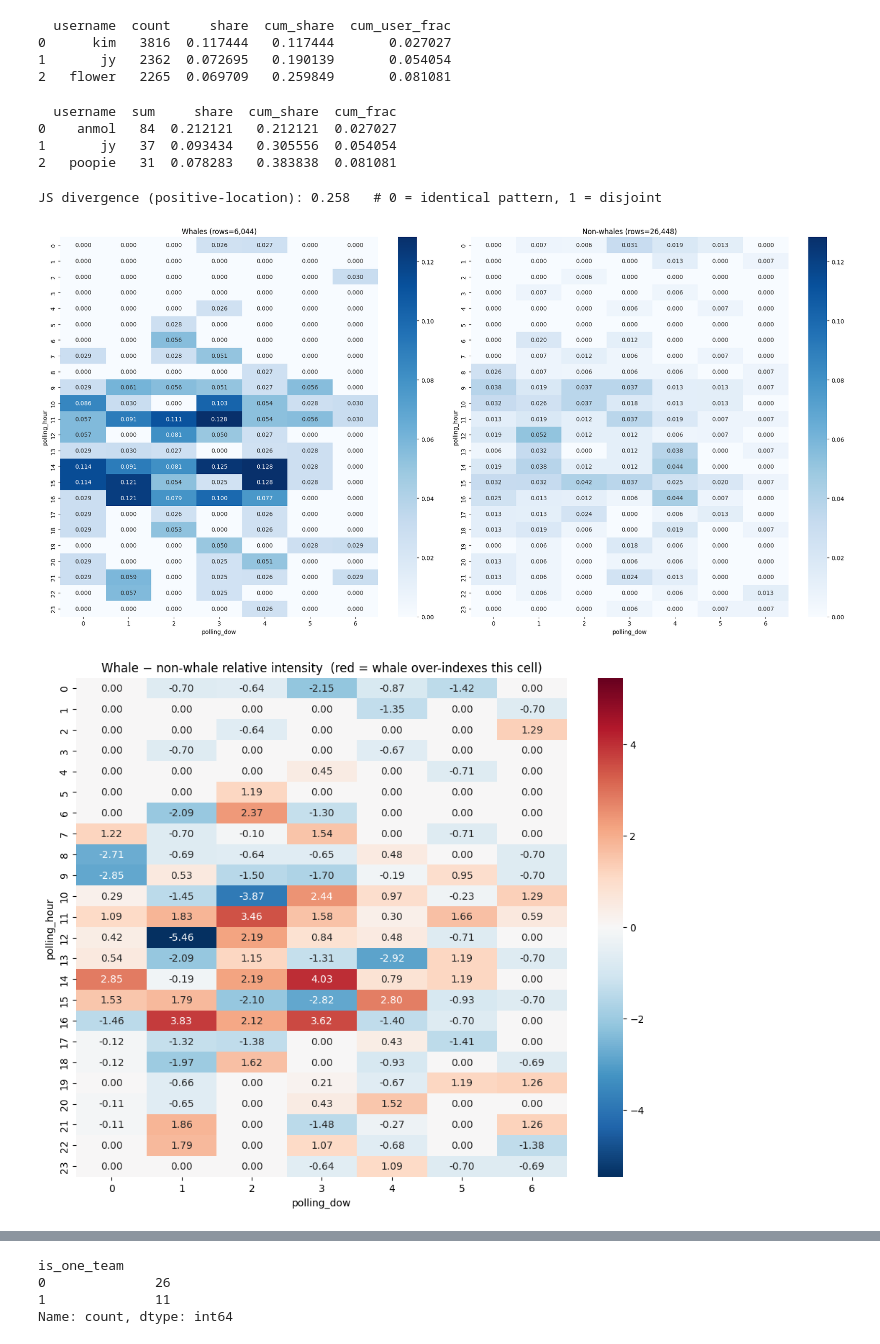
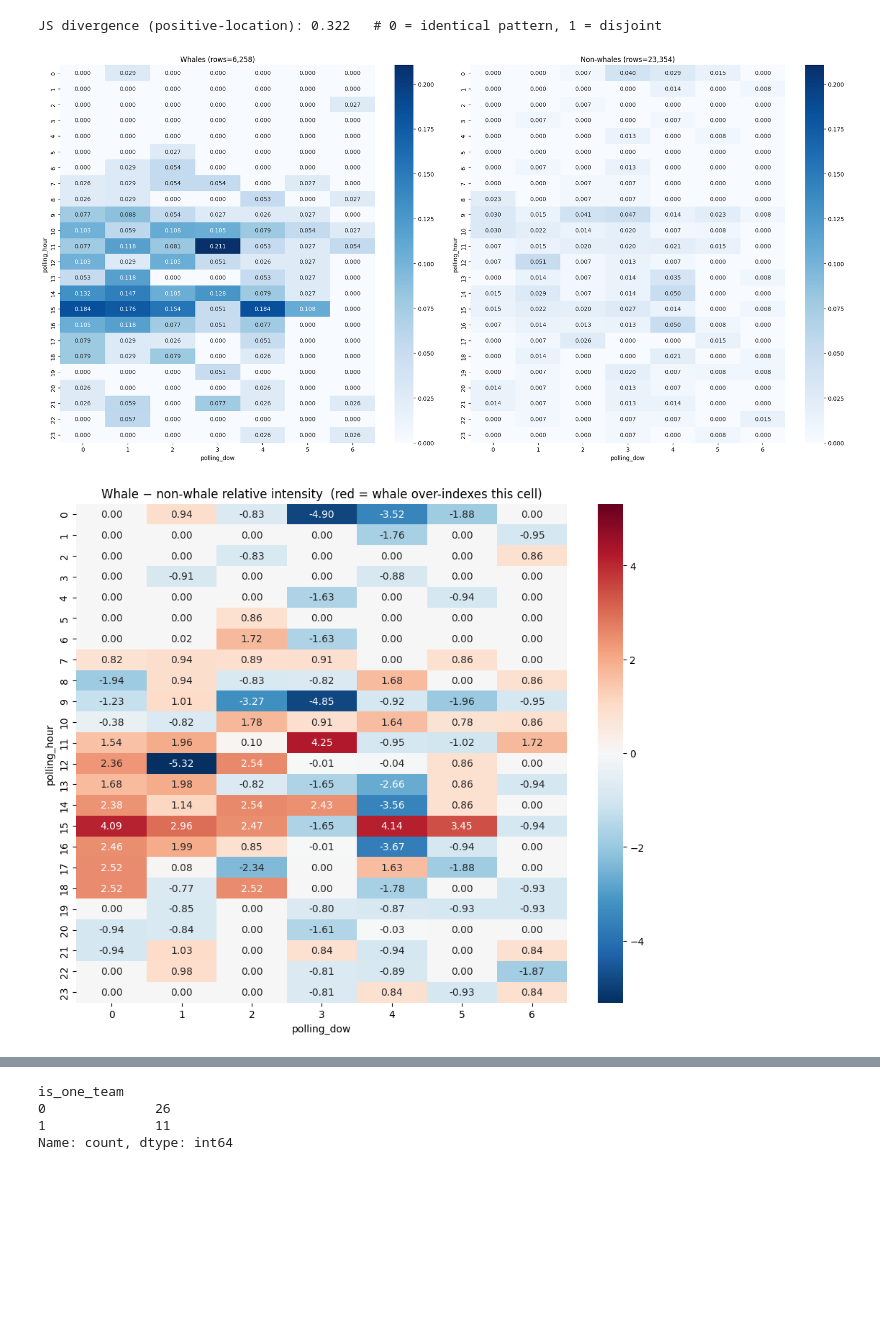
Before and after one commit to jun000111/cdc_ml, a Jupyter notebook: notebooks/0.02-eda-polling.ipynb, the cells around one changed output, grey strips where cells are left out. Drawn from its saved outputs; the diff is of its cells as text; code cells hidden in the pictures; blank space fills up the shorter version.

```diff
--- a/notebooks/0.02-eda-polling.ipynb
+++ b/notebooks/0.02-eda-polling.ipynb
@@ -370,24 +278,6 @@ top 50% of users (18) → 85.0% of polls
-# %%
-whales_count = counts_sorted.iloc[:int(0.10*len(whales_sum))]
-print(whales_count)
-# %% [output]
-  username  count     share  cum_share  cum_user_frac
-0      kim   3816  0.117444   0.117444       0.027027
-1       jy   2362  0.072695   0.190139       0.054054
-2   flower   2265  0.069709   0.259849       0.081081
-# %%
-whales_positive_share = whales_sum.iloc[:int(0.10*len(whales_sum))]
-print(whales_positive_share)
-# %% [output]
-  username  sum     share  cum_share  cum_frac
-0    anmol   84  0.212121   0.212121  0.027027
-1       jy   37  0.093434   0.305556  0.054054
-2   poopie   31  0.078283   0.383838  0.081081
 # %%
-import numpy as np
-
-whales = ["anmol", "jy", "mya"]
-is_whale = df["username"].isin(whales)
+whales_pc,whales_pt = get_whale_users()
+is_whale = df["username"].isin(whales_pt)
 
 # Full grid so BOTH heatmaps share identical axes (missing cells -> NaN, not dropped/misaligned)
 dows  = sorted(df["polling_dow"].unique())
@@ -402,7 +292,6 @@ def grid(sub):
 w_rate,  w_support  = grid(df[is_whale])
 nw_rate, nw_support = grid(df[~is_whale])
 
-# Mask cells with too few polls to trust the rate (whale side is only 3 users)
 MIN_POLLS = 30
 w_rate_m  = w_rate.mask(w_support  < MIN_POLLS)
 nw_rate_m = nw_rate.mask(nw_support < MIN_POLLS)
@@ -410,33 +299,33 @@ nw_rate_m = nw_rate.mask(nw_support < MIN_POLLS)
 # --- FIX 1: shared color scale, so the side-by-side is honest about LEVEL ---
 vmax = float(np.nanmax([np.nanmax(w_rate_m.values), np.nanmax(nw_rate_m.values)]))
 fig, axes = plt.subplots(1, 2, figsize=(20, 10))
 sns.heatmap(w_rate_m,  annot=True, fmt=".3f", cmap="Blues", vmin=0, vmax=vmax, ax=axes[0])
 sns.heatmap(nw_rate_m, annot=True, fmt=".3f", cmap="Blues", vmin=0, vmax=vmax, ax=axes[1])
 axes[0].set_title(f"Whales (rows={int(is_whale.sum()):,})")
 axes[1].set_title(f"Non-whales (rows={int((~is_whale).sum()):,})")
 plt.tight_layout()
 
 # --- FIX 2: shape-only difference map, to separate "books more" from "books at different times" ---
 w_shape  = w_rate_m  / np.nanmean(w_rate_m.values)     # relative intensity, own mean = 1.0
 nw_shape = nw_rate_m / np.nanmean(nw_rate_m.values)
 diff = w_shape - nw_shape
 fig2, ax2 = plt.subplots(figsize=(11, 9))
 lim = float(np.nanmax(np.abs(diff.values)))
 sns.heatmap(diff, annot=True, fmt=".2f", cmap="RdBu_r", center=0, vmin=-lim, vmax=lim, ax=ax2)
 ax2.set_title("Whale − non-whale relative intensity  (red = whale over-indexes this cell)")
 
 # --- FIX 3: one number instead of an eyeball — JS divergence of WHERE positives land ---
 def booking_dist(sub):  # distribution of positives across cells, counts-based (no support mask needed)
     c = (sub.groupby(["polling_dow","polling_hour"])["has_booking"].sum()
             .unstack("polling_dow").reindex(index=hours, columns=dows).fillna(0).values.ravel())
     return c / c.sum()
 
 p, q = booking_dist(df[is_whale]), booking_dist(df[~is_whale])
 m = 0.5 * (p + q)
 kl = lambda a, b: np.sum(a[a > 0] * np.log2(a[a > 0] / b[a > 0]))
 js = 0.5 * kl(p, m) + 0.5 * kl(q, m)
 print(f"JS divergence (positive-location): {js:.3f}   # 0 = identical pattern, 1 = disjoint")
 # %% [output]
-JS divergence (positive-location): 0.258   # 0 = identical pattern, 1 = disjoint
+JS divergence (positive-location): 0.322   # 0 = identical pattern, 1 = disjoint
-[figure, old version]
+[figure, new version]
-[figure, old version]
+[figure, new version]
```
Also changed, not shown: parts of 47 cells of this notebook, 31 other files.
